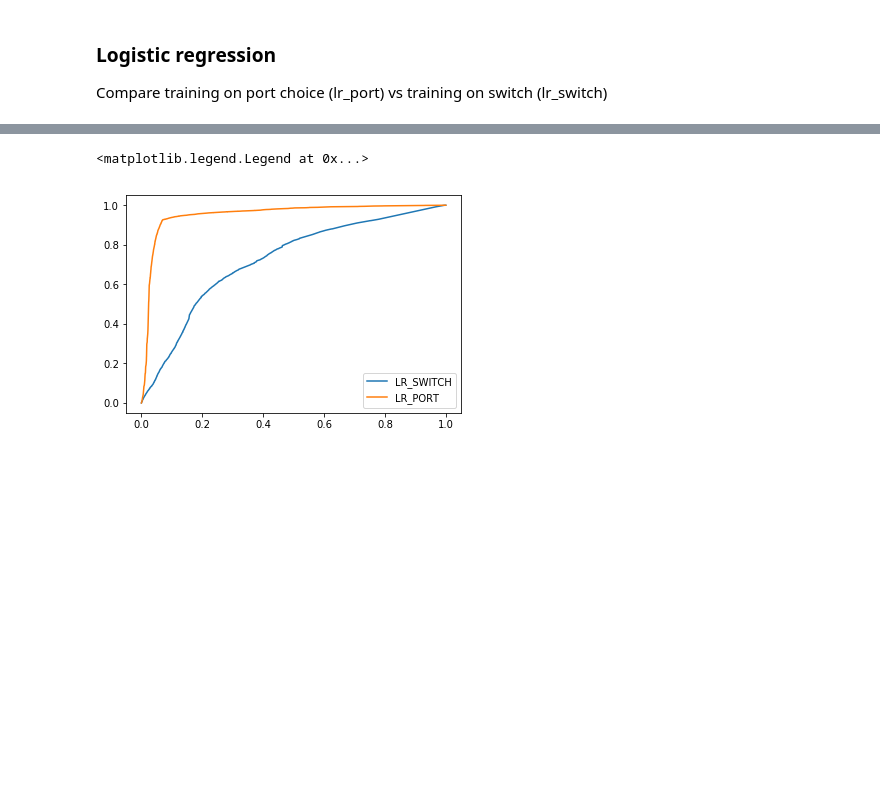
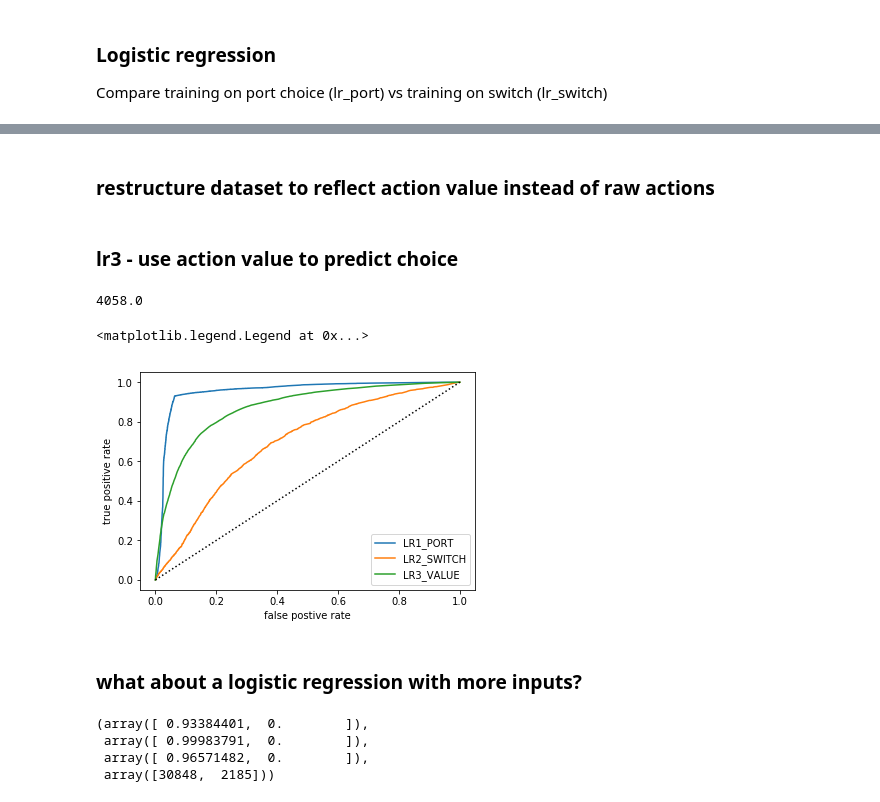
Before and after one commit to celiaberon/mouse_bandit, a Jupyter notebook: jupyter_notebooks/working/logistic_regression_bandit.ipynb, the cells around one changed output, grey strips where cells are left out. Cells and saved outputs as stored; diff of their text form; code cells hidden in the pictures; blank space fills up the shorter version.

```diff
--- a/jupyter_notebooks/working/logistic_regression_bandit.ipynb
+++ b/jupyter_notebooks/working/logistic_regression_bandit.ipynb
@@ -11,6 +11,7 @@ username = getpass.getuser()
 # %%
 data = pd.read_csv('/Users/{:}/Dropbox (HMS)/mouse_bandit/markov_full.csv'.format(username), index_col=0)
 #data = data[data['Mouse ID']=='Baby']
+data = data[data['Condition']=='70-30']
 data.head()
 # %% [output]
 |  | index | Mouse ID | Session ID | Trial | Block Trial | Block Reward | Port Streak | Reward Streak | ... |
@@ -171,13 +247,54 @@ plt.xticks(range(len(height_a)), conditions)
+# %% [markdown]
+### restructure dataset to reflect action value instead of raw actions
+# %%
+# value = L when choice = 0 and reward = 1 or when choice = 1 and reward = 0
+# value = R when choice = 1 and reward = 1 or when choice = 0 and reward = 0
+value_history = (choice_history==reward_history).astype('int') # gives action value with R=1, L=0
+# %% [markdown]
+### lr3 - use action value to predict choice
+# %%
+# redefine training set to use value history
+X = value_history
+X_train = X[idx_train]
+X_test = X[idx_test]
+
+# train and test LR
+lr3_value = LogisticRegression()
+lr3_value.fit(X_train, Y_train_choice)
+
+lr3_value_proba = lr3_value.predict_proba(X_test)
+lr3_value_predict = lr3_value.predict(X_test)
+
+score_lr3_value_choice = lr3_value.score(X_test, Y_test_choice)
+metrics_lr3_value = sklearn.metrics.precision_recall_fscore_support(Y_test_choice, lr3_value_predict)
+
+lr3_switch_predict = np.abs([lr3_value_predict[n] - X_test[n,8] for n in range(len(lr3_value_predict))])
+metrics_lr3_switch = sklearn.metrics.precision_recall_fscore_support(Y_test_switch, lr3_switch_predict)
+
+score_switch_2 = 1-(np.sum([np.abs(lr3_value_predict[i] - Y_test_switch[i]) for i in range(len(Y_test_switch))])/(len(Y_test_switch)))
+# %%
+np.sum(switch_predict_2)
+# %% [output]
+4058.0
 # %%
 from sklearn.metrics import roc_curve, roc_auc_score
 
-fpr, tpr, _ = roc_curve(Y_test_switch, lr_predict_prob_switch[:,1])
-plt.plot(fpr, tpr, label="LR_SWITCH")
+fpr, tpr, _ = roc_curve(Y_test_choice, lr1_choice_proba[:,1])
+plt.plot(fpr, tpr, label="LR1_PORT")
 
-fpr, tpr, _ = roc_curve(Y_test_choice, lr_predict_prob_choice[:,1])
-plt.plot(fpr, tpr, label="LR_PORT")
+fpr, tpr, _ = roc_curve(Y_test_switch, lr2_switch_proba[:,1])
+plt.plot(fpr, tpr, label="LR2_SWITCH")
+
+fpr, tpr, _ = roc_curve(Y_test_choice, lr3_value_proba[:,1])
+plt.plot(fpr, tpr, label="LR3_VALUE")
+
+plt.plot([0, 1], [0, 1], ':k')
+plt.xlabel('false postive rate')
+plt.ylabel('true positive rate')
 
 plt.legend(loc='lower right')
 # %% [output]
 <matplotlib.legend.Legend at 0x...>
-[figure, old version]
+[figure, new version]
+# %% [markdown]
+### what about a logistic regression with more inputs?
@@ -183,0 +333,7 @@ plt.legend(loc='lower right')
+# %%
+metrics_lr5_switch
+# %% [output]
+(array([ 0.93384401,  0.        ]),
+ array([ 0.99983791,  0.        ]),
+ array([ 0.96571482,  0.        ]),
+ array([30848,  2185]))
```
Also changed, not shown: parts of 21 cells of this notebook, 5 other files.
